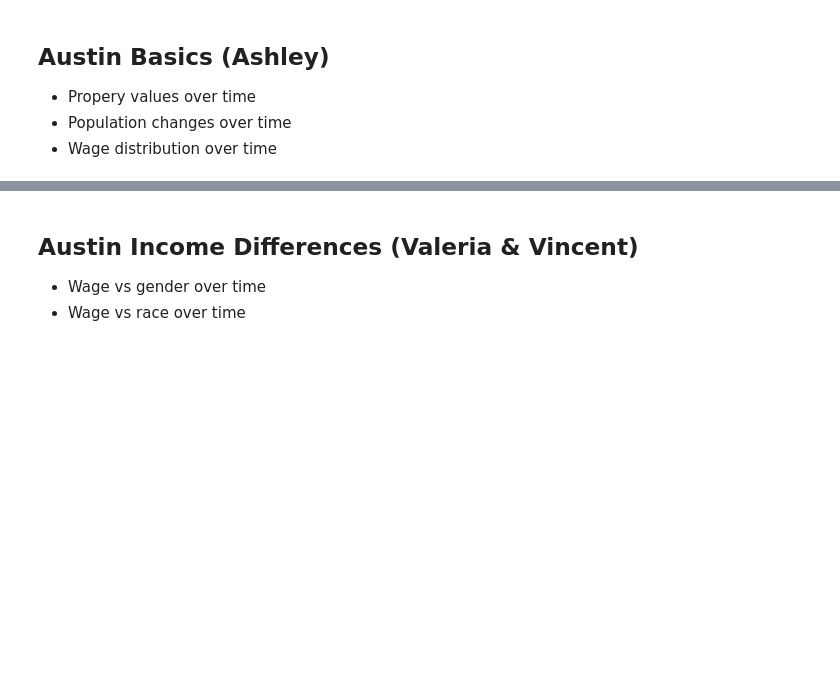
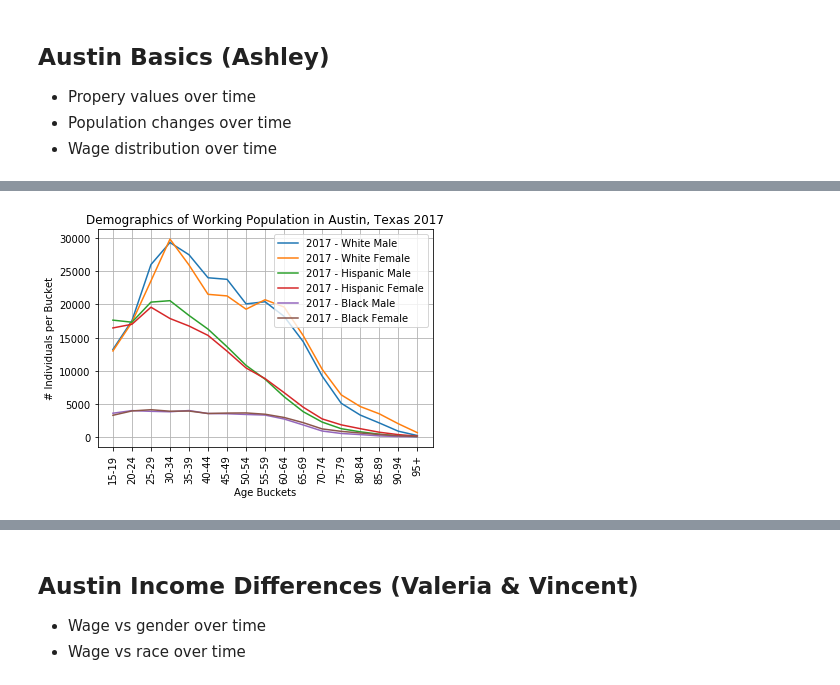
Before and after one commit to aktavern/Project-1, a Jupyter notebook: Project 1 - Final Data Analysis.ipynb, the cells around one changed output, grey strips where cells are left out. Cells and saved outputs as stored; diff of their text form; code cells hidden in the pictures; blank space fills up the shorter version.

```diff
--- a/Project 1 - Final Data Analysis.ipynb
+++ b/Project 1 - Final Data Analysis.ipynb
@@ -122,0 +164,35 @@ employment_by_industry[['Industry',
+# %%
+# select only ages that can work in the city
+atx_demo = demographics.sort_values("Age")
+working_pop = atx_demo.loc[(atx_demo["Age"] != "< 05") &
+                           (atx_demo["Age"] != "05-09") &
+                           (atx_demo["Age"] != "10-14")]
+
+# get values for demographics chart
+year1_demo = working_pop.loc[working_pop["Year"] == 2017]
+x_year1 = year1_demo["Age"]
+white1 = year1_demo[["White Male"]]
+white2 = year1_demo[["White Female"]]
+black1 = year1_demo[["Black Male"]]
+black2 = year1_demo[["Black Female"]]
+his1 = year1_demo[["Hispanic Male"]]
+his2 = year1_demo[["Hispanic Female"]]
+
+# create chart on population changes over time
+plt.plot(x_year1,white1,label="2017 - White Male")
+plt.plot(x_year1,white2, label="2017 - White Female")
+plt.plot(x_year1,his1, label = "2017 - Hispanic Male")
+plt.plot(x_year1,his2, label = "2017 - Hispanic Female")
+plt.plot(x_year1,black1, label = "2017 - Black Male")
+plt.plot(x_year1,black2, label = "2017 - Black Female")
+
+# set labels and legend
+plt.xlabel("Age Buckets")
+plt.ylabel("# Individuals per Bucket")
+plt.title("Demographics of Working Population in Austin, Texas 2017")
+plt.xticks(x_year1, rotation = 'vertical')
+plt.legend()
+plt.grid()
+plt.savefig('images/working_demographics_2017.png',bbox_inches = 'tight')
+# %% [output]
+[figure, added]
```
Also changed, not shown: parts of 13 cells of this notebook.
